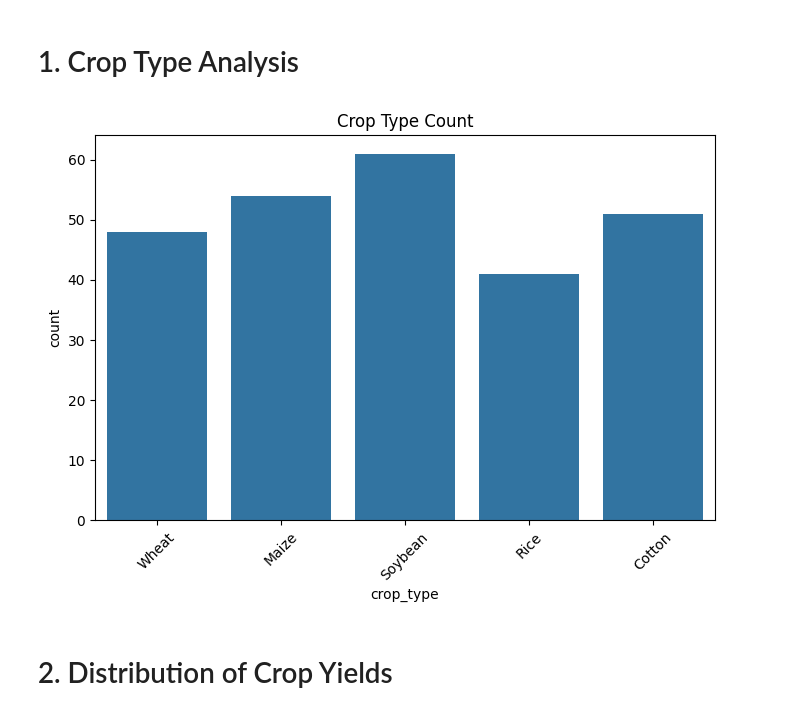
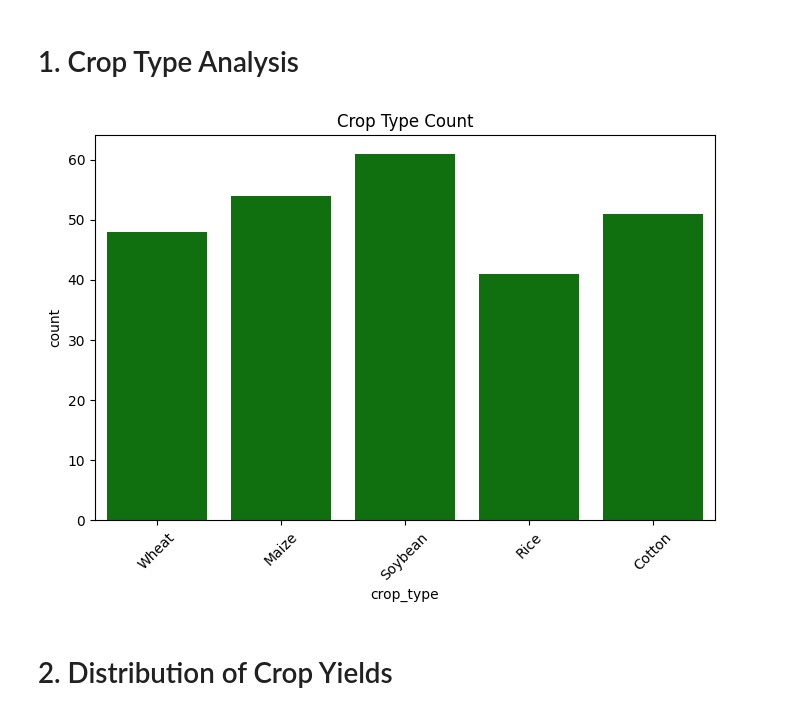
Before and after one commit to balkrishna-16/Datascience-in-Python, a Jupyter notebook: Project_SMart_Farming.ipynb, the cells around one changed output. Saved outputs shown, nothing was run; the diff lists cells and outputs as text; code cells hidden in the pictures.

```diff
--- a/Project_SMart_Farming.ipynb
+++ b/Project_SMart_Farming.ipynb
@@ -100,12 +102,12 @@ None
 # %%
 # Bar Chart - Crop Count
 plt.figure(figsize=(8,5))
-sns.countplot(x='crop_type', data=sf)
+sns.countplot(x='crop_type', data=sf, color='g')
 plt.title("Crop Type Count")
 plt.xticks(rotation=45)
 plt.show()
 # %% [output]
-[figure, old version]
+[figure, new version]
 # %% [markdown]
 # 2. Distribution of Crop Yields
 # %%
```
Also changed, not shown: parts of 18 cells of this notebook.
